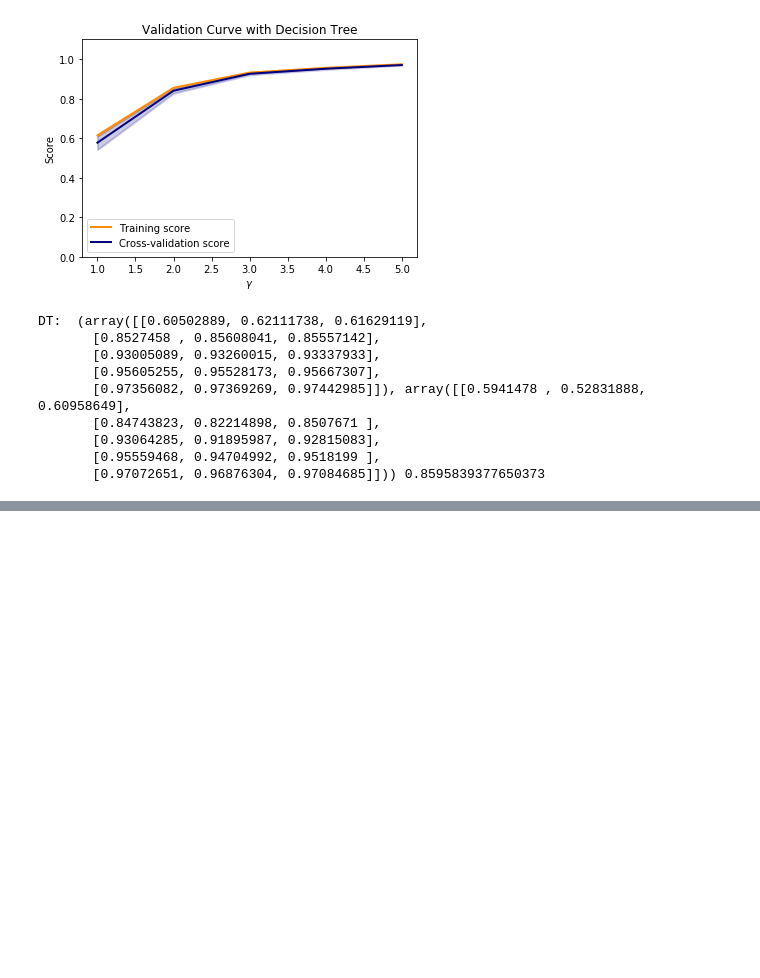
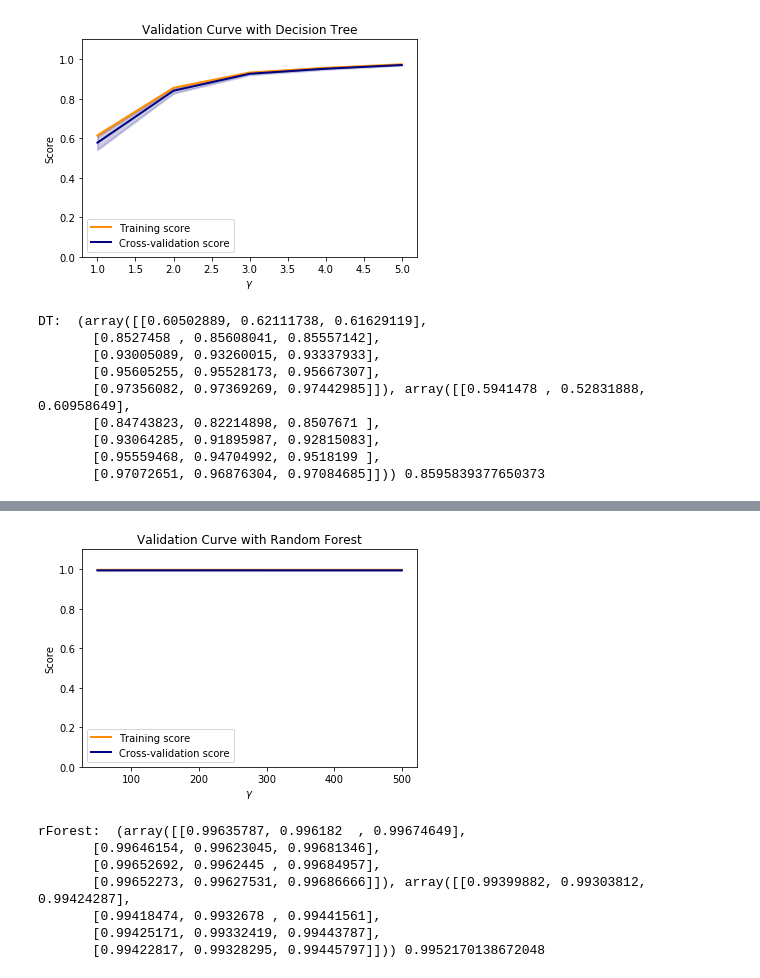
Before and after one commit to kkhendry/groundstateenergies, a Jupyter notebook: Ground State Energies of Molecules.ipynb, the cells around one changed output, grey strips where cells are left out. Saved outputs shown, nothing was run; the diff lists cells and outputs as text; code cells hidden in the pictures; blank space fills up the shorter version.

```diff
--- a/Ground State Energies of Molecules.ipynb
+++ b/Ground State Energies of Molecules.ipynb
@@ -33,9 +46,6 @@ df.head(10)
 | 8 | 8 | 73.516695 | 20.648642 | 18.559611 | 17.674347 | 16.152675 | 14.266867 | 13.666125 | 13.657868 | 13.642132 | ... | ... |
 | 9 | 9 | 73.516695 | 17.563342 | 17.562598 | 12.653657 | 12.540799 | 12.539160 | 12.536825 | 12.508203 | 12.489843 | ... | ... |
 10 rows × 1278 columns
-# %%
-path = 'C:/Users/Karan/Desktop/OMSCS/CS7641/Assignment 1/energy-molecule'
-df = pd.read_csv(path + '/roboBohr.csv')
 # %%
 df_master = df.drop(['Unnamed: 0', 'pubchem_id'], axis = 1)
 df_eat = df_master['Eat']
@@ -406,13 +432,42 @@ KeyboardInterrupt:
-# %%
-def randomForest(x, y):
-    x_train, x_test, y_train, y_test = splitData(x, y)
-    rForest = RandomForestRegressor(n_estimators = 100, min_samples_split = 3, max_features = 'auto', max_depth = 8)
-    rForest.fit(x_train, y_train)
-    #    y_predict = nn.predict(x_test)
-    #    print([y_predict[0:100], y_test[0:100]])
-    scores = cross_val_score(rForest, x, y, cv=5)
-    #    print(scores)
-    return scores
-
-scoresGBT = GradBoostTree(df_eval, df_out)
-print("GBT: ", scoresGBT, np.mean(scoresGBT))
+# %%
+def randomForest(x, y):
+    x_train, x_test, y_train, y_test = splitData(x, y)
+    rForest = RandomForestRegressor(n_estimators = 100, min_samples_split = 3, max_features = 'auto', max_depth = 8)
+    rForest.fit(x_train, y_train)
+    #    y_predict = nn.predict(x_test)
+    #    print([y_predict[0:100], y_test[0:100]])
+    scores = cross_val_score(rForest, x, y, cv=5)
+
+    p_range = [50, 100, 300, 500]
+    train_scores, valid_scores = validation_curve(RandomForestRegressor(n_estimators = 100, min_samples_split = 3, max_features = 'auto', max_depth = 8), x, y, "n_estimators", p_range, cv=3)
+
+    train_scores_mean = np.mean(train_scores, axis=1)
+    train_scores_std = np.std(train_scores, axis=1)
+    valid_scores_mean = np.mean(valid_scores, axis=1)
+    valid_scores_std = np.std(valid_scores, axis=1)
+
+    plt.title("Validation Curve with Random Forest")
+    plt.xlabel(r"$\gamma$")
+    plt.ylabel("Score")
+    plt.ylim(0.0, 1.1)
+    lw = 2
+    plt.plot(p_range, train_scores_mean, label="Training score", color="darkorange", lw=lw)
+    plt.fill_between(p_range, train_scores_mean - train_scores_std, train_scores_mean + train_scores_std, alpha=0.2, color="darkorange", lw=lw)
+    plt.plot(p_range, valid_scores_mean, label="Cross-validation score", color="navy", lw=lw)
+    plt.fill_between(p_range, valid_scores_mean - valid_scores_std, valid_scores_mean + valid_scores_std, alpha=0.2, color="navy", lw=lw)
+    plt.legend(loc="best")
+    plt.show()
+
+    return train_scores, valid_scores
+
+scoresrF = randomForest(df_eval, df_out)
+print("rForest: ", scoresrF, np.mean(scoresrF))
+# %% [output]
+[figure, added]
+rForest:  (array([[0.99635787, 0.996182  , 0.99674649],
+       [0.99646154, 0.99623045, 0.99681346],
+       [0.99652692, 0.9962445 , 0.99684957],
+       [0.99652273, 0.99627531, 0.99686666]]), array([[0.99399882, 0.99303812, 0.99424287],
+       [0.99418474, 0.9932678 , 0.99441561],
+       [0.99425171, 0.99332419, 0.99443787],
+       [0.99422817, 0.99328295, 0.99445797]])) 0.9952170138672048
```
Also changed, not shown: parts of 7 cells of this notebook.
